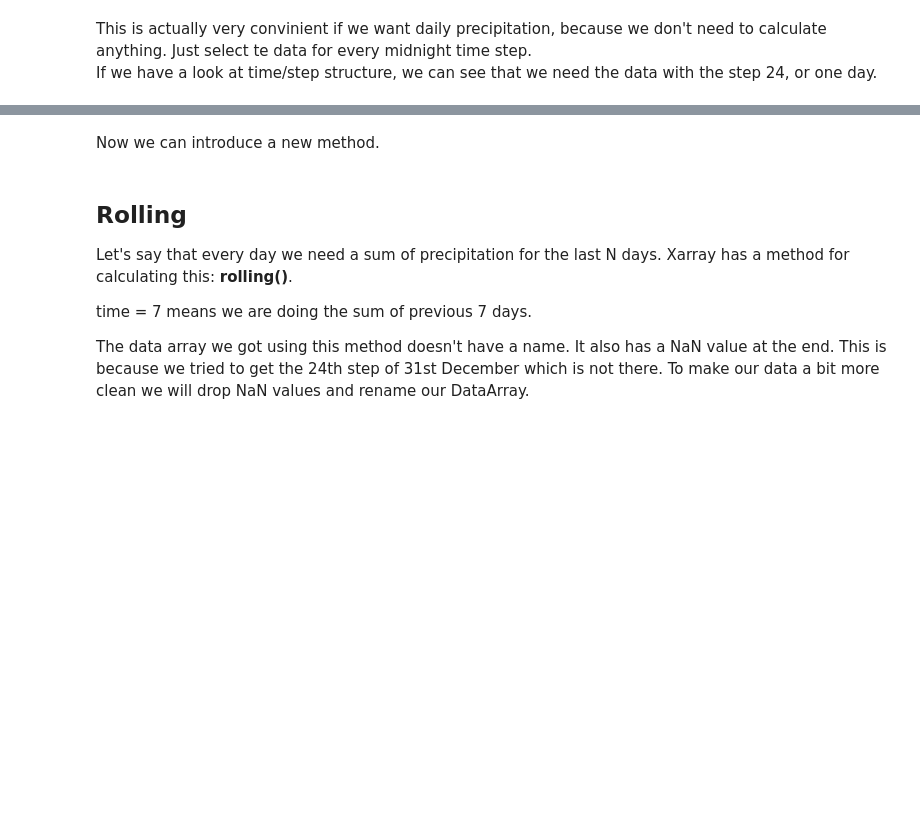
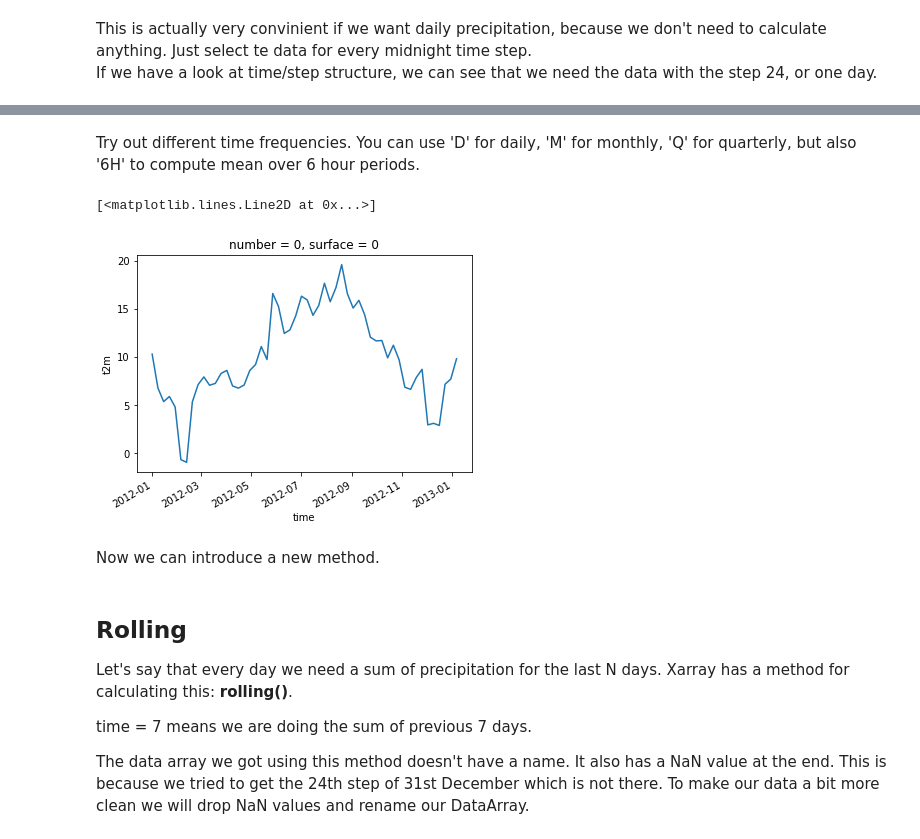
Before and after one commit to igorol/EMS2019_python_workshop, a Jupyter notebook: Manipulating_meteorological_data.ipynb, the cells around one changed output, grey strips where cells are left out. Cells and saved outputs as stored; diff of their text form; code cells hidden in the pictures; blank space fills up the shorter version.

```diff
--- a/Manipulating_meteorological_data.ipynb
+++ b/Manipulating_meteorological_data.ipynb
@@ -195,5 +431,5 @@ ERA5 Land is made to be similar to ERA Interim. So here we have start every day
 
 It makes life much easier when resampling to daily data.
 # %%
-ds2 = xr.open_dataset('data/weather/bicycle_london_data_2012.grib', engine='cfgrib')
+ds2 = xr.open_dataset('data/weather/london_data_2012.grib', engine='cfgrib')
 ds2
@@ -212,3 +515,11 @@ daily_tp_london.to_dataframe()
+# %% [markdown]
+Try out different time frequencies. You can use 'D' for daily, 'M' for monthly, 'Q' for quarterly, but also '6H' to compute mean over 6 hour periods.
+# %%
+weekly_t2m = ds2.t2m.resample(time='W').mean()-273.15
+weekly_t2m.plot()
+# %% [output]
+[<matplotlib.lines.Line2D at 0x...>]
+[figure, added]
 # %% [markdown]
 Now we can introduce a new method.
 # %% [markdown]
```
Also changed, not shown: parts of 42 cells of this notebook, 4 other files.
